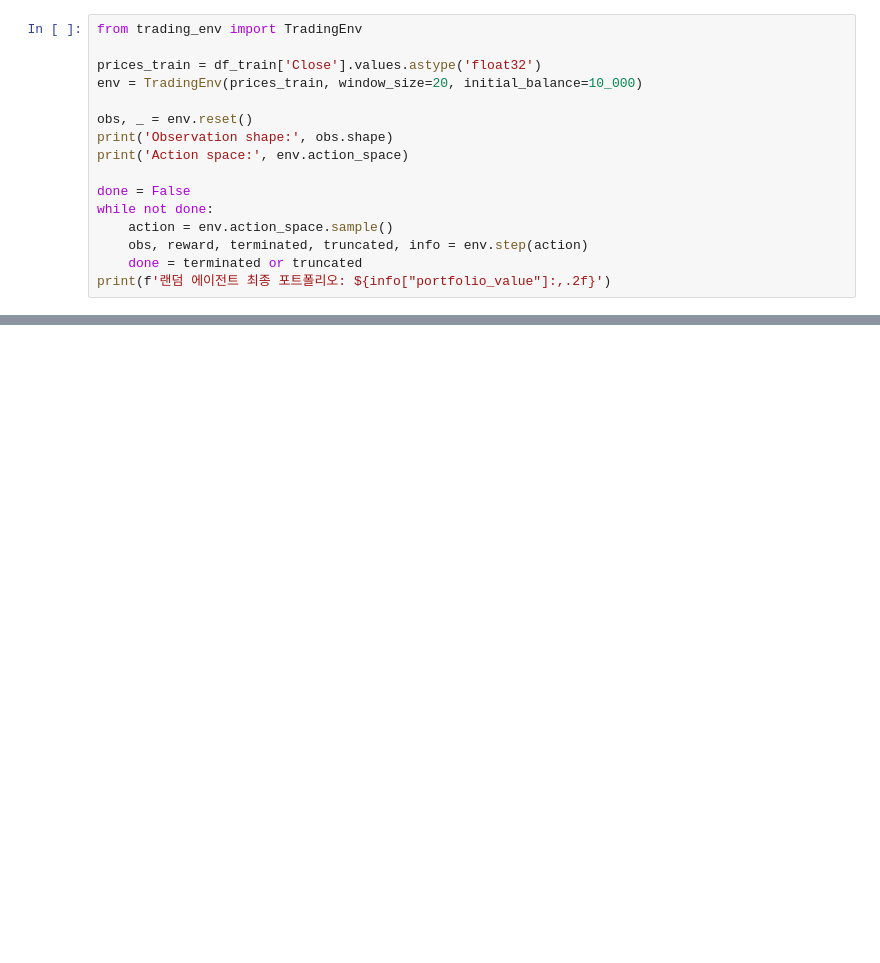
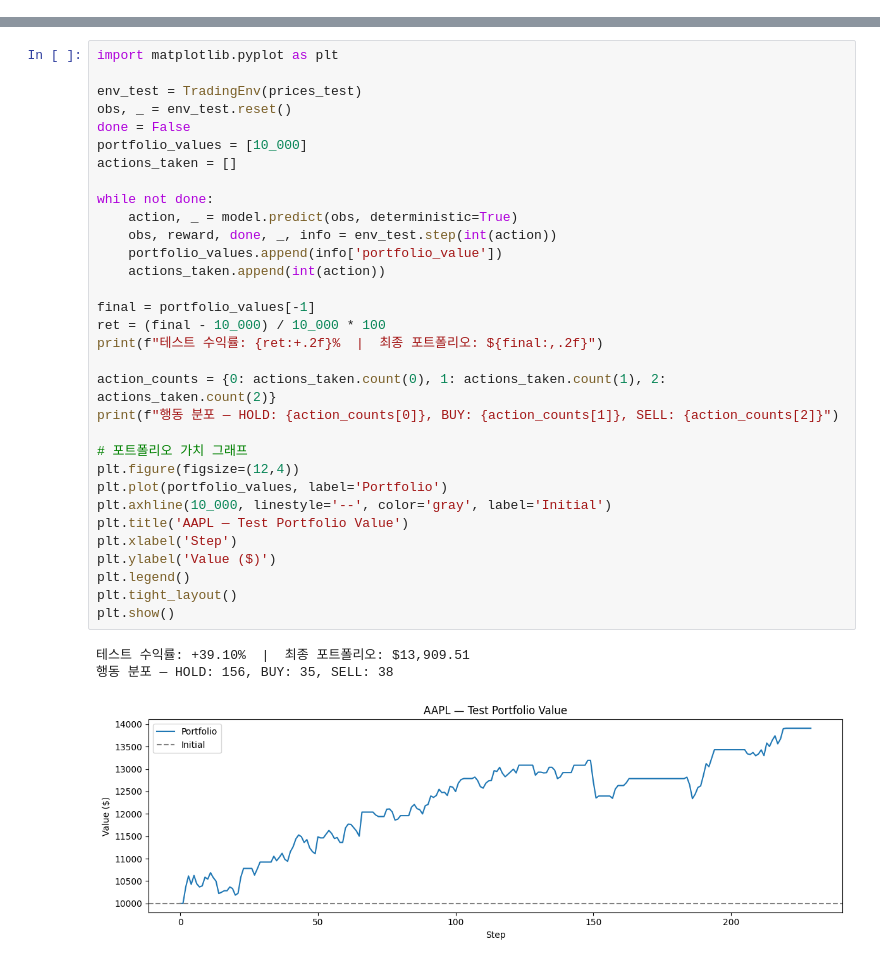
Before and after one commit to Gaeul5/rl-sim-to-finance, a Jupyter notebook: notebooks/02_trading_ppo.ipynb, the cells around one changed output, grey strips where cells are left out. Drawn from its saved outputs; the diff is of its cells as text; blank space fills up the shorter version.

Commit message:
fix: trading env and PPO agent - working version

```diff
--- a/notebooks/02_trading_ppo.ipynb
+++ b/notebooks/02_trading_ppo.ipynb
@@ -352,16 +56,0 @@ df.tail(3)
-# %%
-from trading_env import TradingEnv
-
-prices_train = df_train['Close'].values.astype('float32')
-env = TradingEnv(prices_train, window_size=20, initial_balance=10_000)
-
-obs, _ = env.reset()
-print('Observation shape:', obs.shape)
-print('Action space:', env.action_space)
-
-done = False
-while not done:
-    action = env.action_space.sample()
-    obs, reward, terminated, truncated, info = env.step(action)
-    done = terminated or truncated
-print(f'랜덤 에이전트 최종 포트폴리오: ${info["portfolio_value"]:,.2f}')
@@ -424,0 +107,36 @@ fig2.show()
+# %%
+import matplotlib.pyplot as plt
+
+env_test = TradingEnv(prices_test)
+obs, _ = env_test.reset()
+done = False
+portfolio_values = [10_000]
+actions_taken = []
+
+while not done:
+    action, _ = model.predict(obs, deterministic=True)
+    obs, reward, done, _, info = env_test.step(int(action))
+    portfolio_values.append(info['portfolio_value'])
+    actions_taken.append(int(action))
+
+final = portfolio_values[-1]
+ret = (final - 10_000) / 10_000 * 100
+print(f"테스트 수익률: {ret:+.2f}%  |  최종 포트폴리오: ${final:,.2f}")
+
+action_counts = {0: actions_taken.count(0), 1: actions_taken.count(1), 2: actions_taken.count(2)}
+print(f"행동 분포 — HOLD: {action_counts[0]}, BUY: {action_counts[1]}, SELL: {action_counts[2]}")
+
+# 포트폴리오 가치 그래프
+plt.figure(figsize=(12,4))
+plt.plot(portfolio_values, label='Portfolio')
+plt.axhline(10_000, linestyle='--', color='gray', label='Initial')
+plt.title('AAPL — Test Portfolio Value')
+plt.xlabel('Step')
+plt.ylabel('Value ($)')
+plt.legend()
+plt.tight_layout()
+plt.show()
+# %% [output]
+테스트 수익률: +39.10%  |  최종 포트폴리오: $13,909.51
+행동 분포 — HOLD: 156, BUY: 35, SELL: 38
+[figure, added]
```
Also changed, not shown: parts of 22 cells of this notebook.
